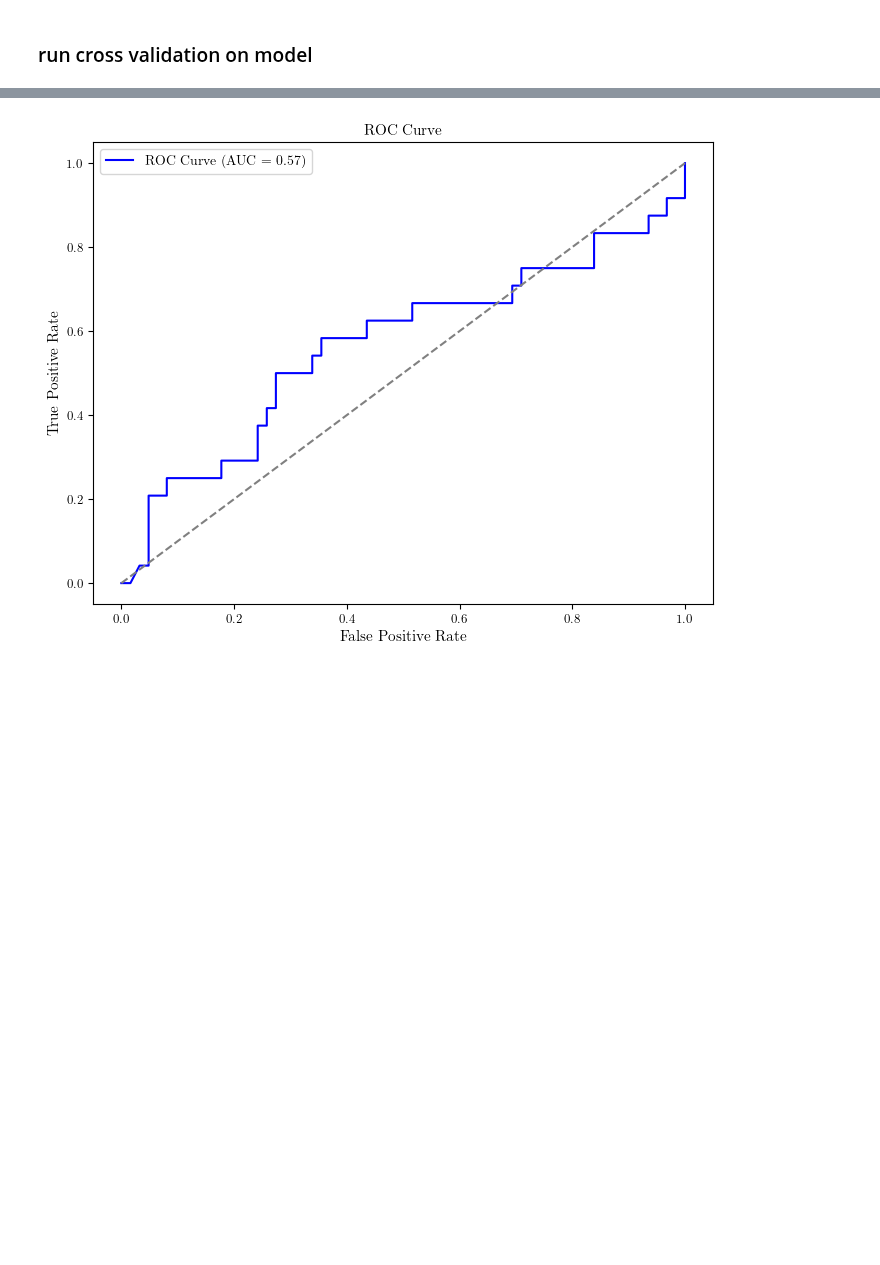
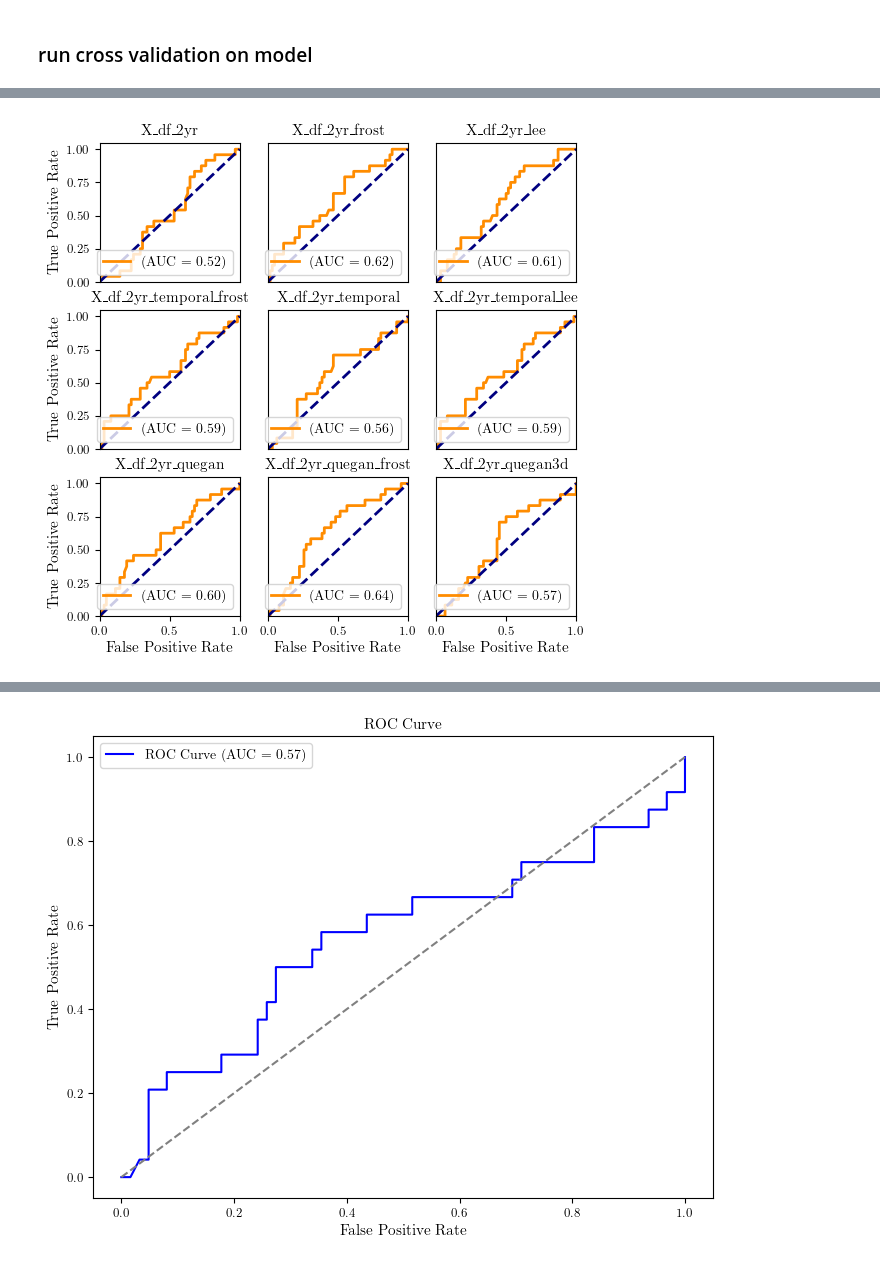
Before and after one commit to ol-webb/tree_gaps4, a Jupyter notebook: all_gaps_mk2/main1 - Copy.ipynb, the cells around one changed output, grey strips where cells are left out. Saved outputs shown, nothing was run; the diff lists cells and outputs as text; code cells hidden in the pictures; blank space fills up the shorter version.

```diff
--- a/all_gaps_mk2/main1 - Copy.ipynb
+++ b/all_gaps_mk2/main1 - Copy.ipynb
@@ -3076,0 +3157,6 @@ cm = confusion_matrix(y_df_2yr_frost_test, y_pred)
+# %%
+import json
+
+# Save the best_params dictionary to a JSON file
+with open('best_params_boost_CV.3json', 'w') as f:
+    json.dump(best_params, f)
@@ -3076,0 +3191,54 @@ cm = confusion_matrix(y_df_2yr_frost_test, y_pred)
+# %%
+dataframes = [
+    'X_df_2yr', 'X_df_2yr_frost', 'X_df_2yr_lee',
+    'X_df_2yr_temporal_frost', 'X_df_2yr_temporal',
+    'X_df_2yr_temporal_lee', 'X_df_2yr_quegan',
+    'X_df_2yr_quegan_frost', 'X_df_2yr_quegan3d'
+]
+
+# Create a 3x3 plot grid
+fig, axes = plt.subplots(3, 3, figsize=(6.15, 6.15))
+axes = axes.flatten()
+
+# Loop through each dataset and plot the ROC curve
+for i, name in enumerate(dataframes):
+    # Extract the test data
+    X_test = train_test_splits[name]['X_test'].drop(columns=['area'], axis=1)
+    y_test = train_test_splits[name]['y_test']
+
+    # Extract the corresponding model
+    model = custom_xgb_model[name]
+
+    # Predict probabilities for the test data
+    y_prob = model.predict_proba(X_test)[:, 1]
+
+    # Compute ROC curve and AUC score
+    fpr, tpr, _ = roc_curve(y_test, y_prob)
+    roc_auc = auc(fpr, tpr)
+
+    # Plot the ROC curve
+    axes[i].plot(fpr, tpr, color='darkorange', lw=2, label=f'(AUC = {roc_auc:.2f})')
+    axes[i].plot([0, 1], [0, 1], color='navy', lw=2, linestyle='--')
+    axes[i].set_xlim([0.0, 1.0])
+    axes[i].set_ylim([0.0, 1.05])
+    axes[i].set_title(f'{name}')
+    axes[i].legend(loc='lower right')
+    axes[i].set_xlabel('False Positive Rate')
+    axes[i].set_ylabel('True Positive Rate')
+
+    # Remove x-axis labels from all but the bottom row
+    if i < 6:  # First two rows (indices 0-5)
+        axes[i].set_xlabel('')
+        axes[i].set_xticks([])
+
+    # Remove y-axis labels from all but the leftmost column
+    if i % 3 != 0:  # Indices not in the leftmost column (1, 2, 4, 5, 7, 8)
+        axes[i].set_ylabel('')
+        axes[i].set_yticks([])
+
+plt.subplots_adjust(hspace=0.2, wspace=0.2)
+
+# Adjust layout and show plot
+plt.show()
+# %% [output]
+[figure, added]
```
Also changed, not shown: parts of 35 cells of this notebook, 1 other file.
